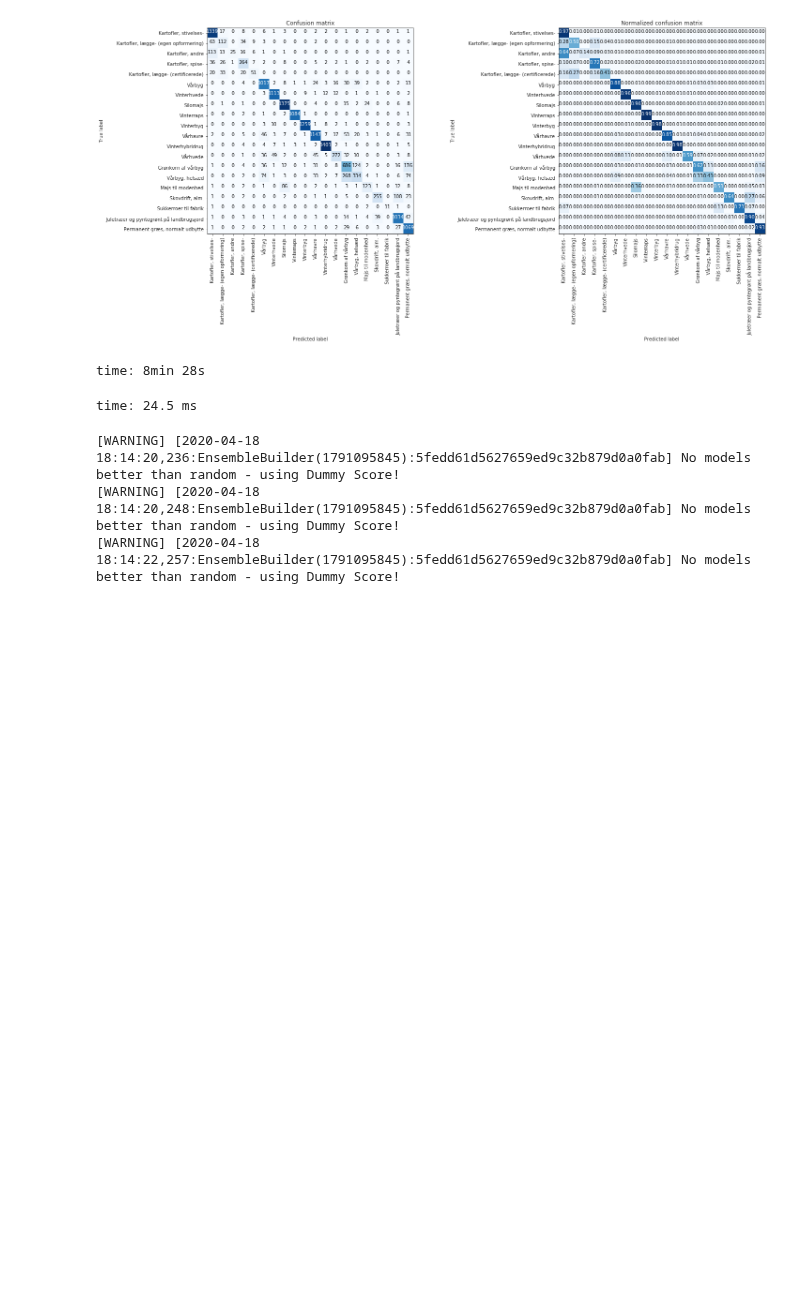
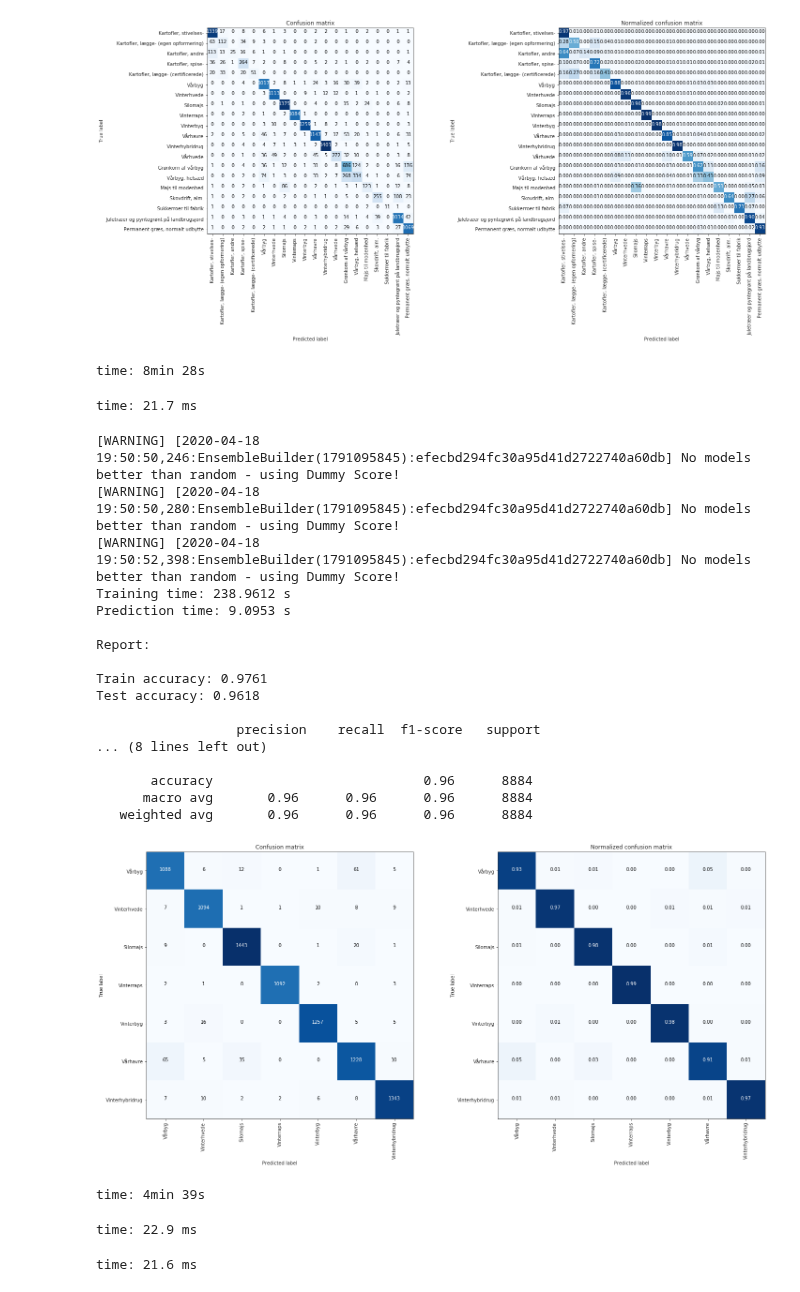
Before and after one commit to JacobJeppesen/PublicSectorConsultancy, a Jupyter notebook: potato_nematode_predictor/notebooks/03_TrainClassifiers.ipynb, the cells around one changed output. Cells and saved outputs as stored; diff of their text form; code cells hidden in the pictures; blank space fills up the shorter version.

```diff
--- a/potato_nematode_predictor/notebooks/03_TrainClassifiers.ipynb
+++ b/potato_nematode_predictor/notebooks/03_TrainClassifiers.ipynb
@@ -109,6 +109,6 @@ time: 22.2 ms
 # %%
-#df_sklearn = df_sklearn[df_sklearn['afgroede'].isin(['Vårbyg', 'Vinterhvede', 'Silomajs', 'Vinterraps',
-#                                                     'Vinterbyg', 'Vårhavre', 'Vinterhybridrug'])]
+df_sklearn = df_sklearn[df_sklearn['afgroede'].isin(['Vårbyg', 'Vinterhvede', 'Silomajs', 'Vinterraps',
+                                                     'Vinterbyg', 'Vårhavre', 'Vinterhybridrug'])]
 crop_codes = df_sklearn['afgkode'].unique()
 mapping_dict = {}
 class_names = []
@@ -289,30 +289,50 @@ except:  # Else install auto-sklearn (https://automl.github.io/auto-sklearn/mast
     !curl https://raw.githubusercontent.com/automl/auto-sklearn/master/requirements.txt | xargs -n 1 -L 1 pip install --default-timeout=100
     !pip install auto-sklearn
 # %% [output]
-time: 24.5 ms
+time: 21.7 ms
 # %%
 import autosklearn.classification
 
 # Instantiate and evaluate classifier
 #clf = autosklearn.classification.AutoSklearnClassifier(time_left_for_this_task=3600, per_run_time_limit=360,
 #                                                       ml_memory_limit=4096, n_jobs=12,  resampling_strategy='cv',
 #                                                       resampling_strategy_arguments={'folds': 5},)
-clf = autosklearn.classification.AutoSklearnClassifier(time_left_for_this_task=3600, per_run_time_limit=360,
-                                                       ml_memory_limit=8192, n_jobs=12)
-clf_trained, _ = evaluate_classifier(clf, X_train, X_test, y_train, y_test, class_names,  feature_scale=False)
+clf = autosklearn.classification.AutoSklearnClassifier(time_left_for_this_task=240, per_run_time_limit=60,
+                                                       ml_memory_limit=4096, n_jobs=24)
+clf_trained, _ = evaluate_classifier(clf, X_train, X_test, y_train, y_test, class_names,  feature_scale=True)
 
 # Then train the ensemble on the whole training dataset
 # https://automl.github.io/auto-sklearn/master/examples/example_crossvalidation.html#sphx-glr-examples-example-crossvalidation-py
 # %% [output]
-[WARNING] [2020-04-18 18:14:20,236:EnsembleBuilder(1791095845):5fedd61d5627659ed9c32b879d0a0fab] No models better than random - using Dummy Score!
-[WARNING] [2020-04-18 18:14:20,248:EnsembleBuilder(1791095845):5fedd61d5627659ed9c32b879d0a0fab] No models better than random - using Dummy Score!
-[WARNING] [2020-04-18 18:14:22,257:EnsembleBuilder(1791095845):5fedd61d5627659ed9c32b879d0a0fab] No models better than random - using Dummy Score!
+[WARNING] [2020-04-18 19:50:50,246:EnsembleBuilder(1791095845):efecbd294fc30a95d41d2722740a60db] No models better than random - using Dummy Score!
+[WARNING] [2020-04-18 19:50:50,280:EnsembleBuilder(1791095845):efecbd294fc30a95d41d2722740a60db] No models better than random - using Dummy Score!
+[WARNING] [2020-04-18 19:50:52,398:EnsembleBuilder(1791095845):efecbd294fc30a95d41d2722740a60db] No models better than random - using Dummy Score!
+Training time: 238.9612 s
+Prediction time: 9.0953 s
+
+Report:
+
+Train accuracy: 0.9761
+Test accuracy: 0.9618
+
+                  precision    recall  f1-score   support
+... (8 lines left out)
+
+       accuracy                           0.96      8884
+      macro avg       0.96      0.96      0.96      8884
+   weighted avg       0.96      0.96      0.96      8884
+[figure, added]
+time: 4min 39s
 # %%
-clf_trained[0].refit(X_train, y_train)
+#clf_trained[0].refit(X_train, y_train)
+# %% [output]
+time: 22.9 ms
 # %%
-predictions = clf.predict(X_test)
-report = classification_report(y_test, predictions, target_names=class_names)
-print(report)
+#predictions = clf.predict(X_test)
+#report = classification_report(y_test, predictions, target_names=class_names)
+#print(report)
+# %% [output]
+time: 21.6 ms
 # %%
 #clf.show_models()
 # %% [output]
```
Also changed, not shown: parts of 8 cells of this notebook, 1 other file.
